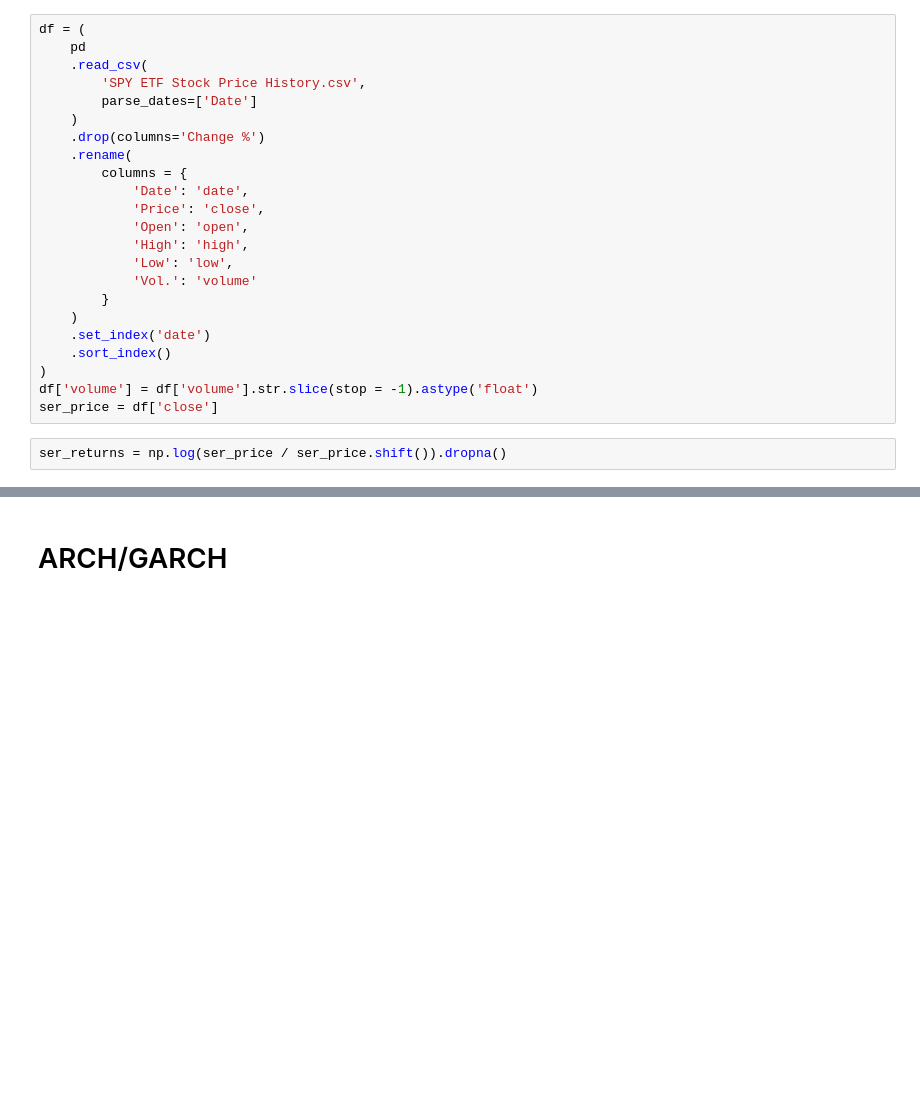
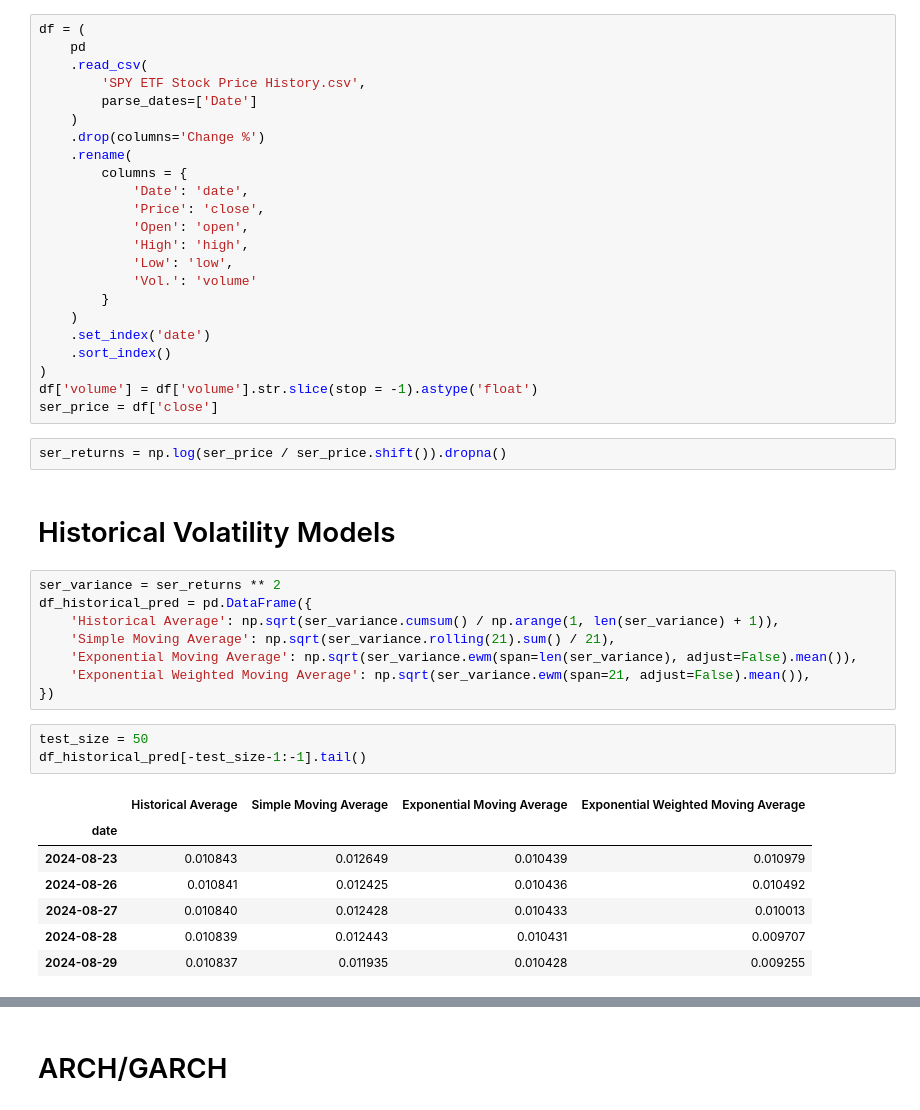
Before and after one commit to phat-ap/experiments, a Jupyter notebook: 240920_volatility_modeling_scratch.ipynb, the cells around one changed output, grey strips where cells are left out. Cells and saved outputs as stored; diff of their text form; blank space fills up the shorter version.

```diff
--- a/volatility_modeling_scratch.ipynb
+++ b/240920_volatility_modeling_scratch.ipynb
@@ -35,3 +35,24 @@ df['volume'] = df['volume'].str.slice(stop = -1).astype('float')
 ser_price = df['close']
 # %%
 ser_returns = np.log(ser_price / ser_price.shift()).dropna()
+# %% [markdown]
+# Historical Volatility Models
+# %%
+ser_variance = ser_returns ** 2
+df_historical_pred = pd.DataFrame({
+    'Historical Average': np.sqrt(ser_variance.cumsum() / np.arange(1, len(ser_variance) + 1)),
+    'Simple Moving Average': np.sqrt(ser_variance.rolling(21).sum() / 21),
+    'Exponential Moving Average': np.sqrt(ser_variance.ewm(span=len(ser_variance), adjust=False).mean()),
+    'Exponential Weighted Moving Average': np.sqrt(ser_variance.ewm(span=21, adjust=False).mean()),
+})
+# %%
+test_size = 50
+df_historical_pred[-test_size-1:-1].tail()
+# %% [output]
+|  | Historical Average | Simple Moving Average | Exponential Moving Average | Exponential Weighted Moving Average |
+| date |  |  |  |  |
+| 2024-08-23 | 0.010843 | 0.012649 | 0.010439 | 0.010979 |
+| 2024-08-26 | 0.010841 | 0.012425 | 0.010436 | 0.010492 |
+| 2024-08-27 | 0.010840 | 0.012428 | 0.010433 | 0.010013 |
+| 2024-08-28 | 0.010839 | 0.012443 | 0.010431 | 0.009707 |
+| 2024-08-29 | 0.010837 | 0.011935 | 0.010428 | 0.009255 |
```
Also changed, not shown: parts of 21 cells of this notebook, 1 other file.
